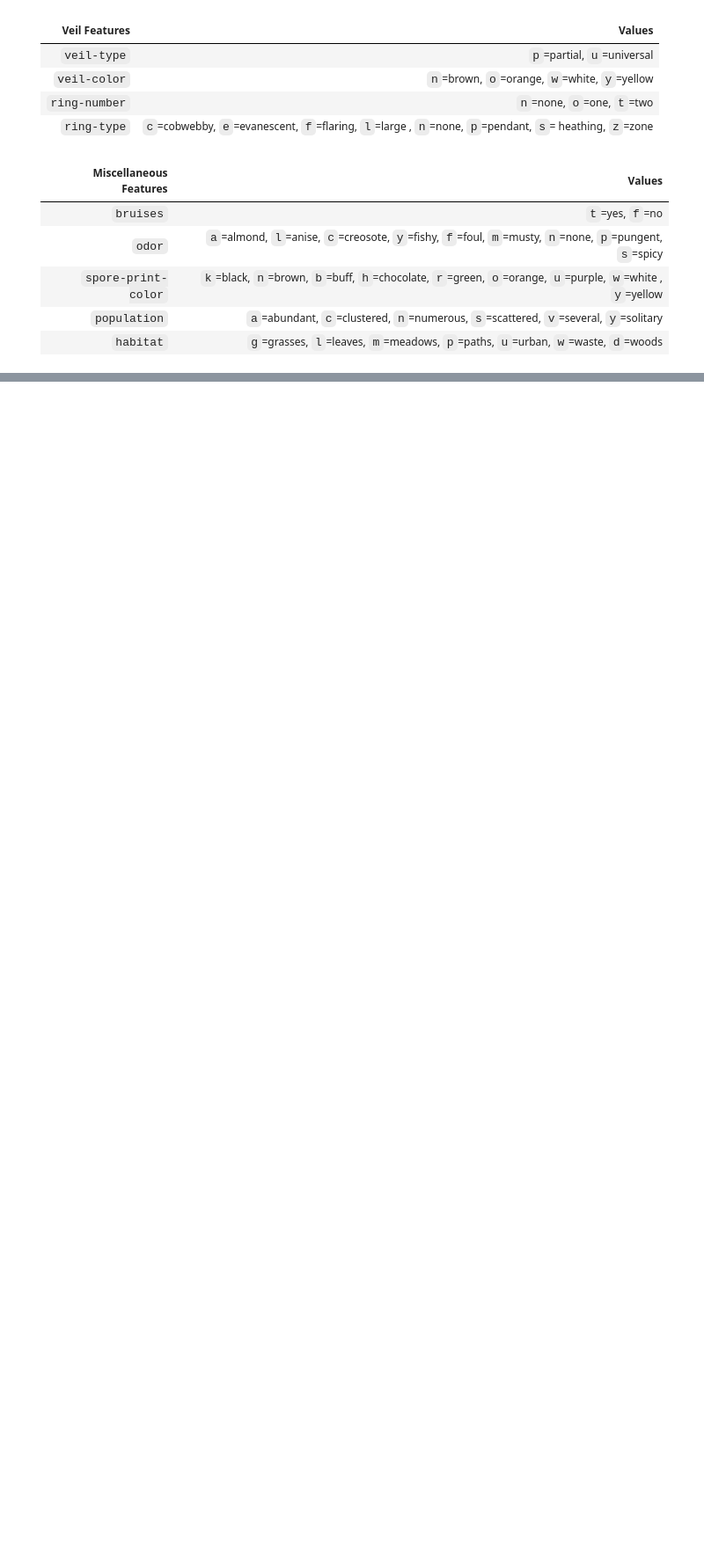
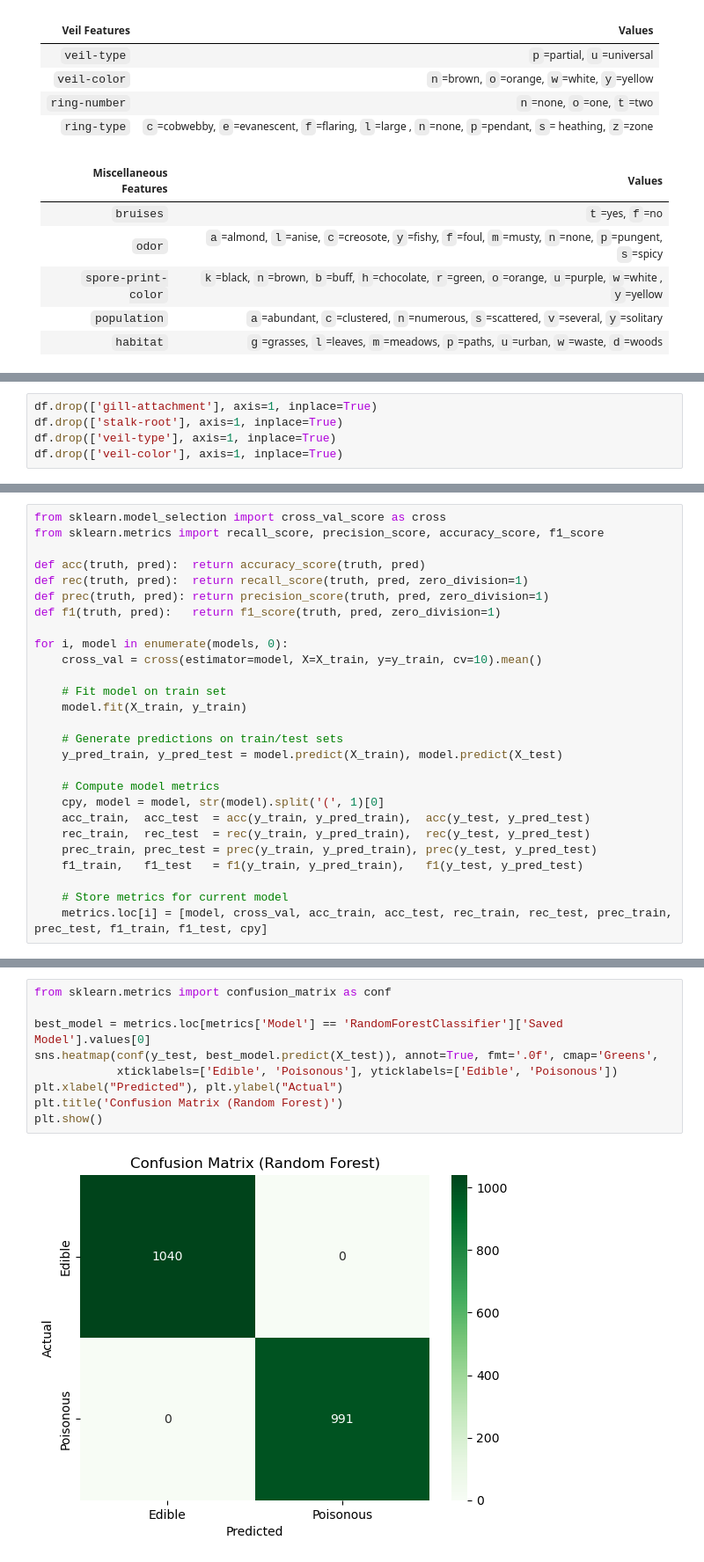
Before and after one commit to dharora/ECS171GroupProject, a Jupyter notebook: project.ipynb, the cells around one changed output, grey strips where cells are left out. Shown: that part at 88% size. Drawn from its saved outputs; the diff is of its cells as text; blank space fills up the shorter version.

Commit message:
Added code for evaluating models

```diff
--- a/project.ipynb
+++ b/project.ipynb
@@ -165 +172,6 @@ Total columns: 23
+# %%
+df.drop(['gill-attachment'], axis=1, inplace=True)
+df.drop(['stalk-root'], axis=1, inplace=True)
+df.drop(['veil-type'], axis=1, inplace=True)
+df.drop(['veil-color'], axis=1, inplace=True)
 # %% [markdown]
@@ -271,0 +226,27 @@ The other features are sufficiently varied and distributed in a way that will ef
+# %%
+from sklearn.model_selection import cross_val_score as cross
+from sklearn.metrics import recall_score, precision_score, accuracy_score, f1_score
+
+def acc(truth, pred):  return accuracy_score(truth, pred)
+def rec(truth, pred):  return recall_score(truth, pred, zero_division=1)
+def prec(truth, pred): return precision_score(truth, pred, zero_division=1)
+def f1(truth, pred):   return f1_score(truth, pred, zero_division=1)
+
+for i, model in enumerate(models, 0):
+    cross_val = cross(estimator=model, X=X_train, y=y_train, cv=10).mean()
+
+    # Fit model on train set
+    model.fit(X_train, y_train)
+
+    # Generate predictions on train/test sets
+    y_pred_train, y_pred_test = model.predict(X_train), model.predict(X_test)
+
+    # Compute model metrics
+    cpy, model = model, str(model).split('(', 1)[0]
+    acc_train,  acc_test  = acc(y_train, y_pred_train),  acc(y_test, y_pred_test)
+    rec_train,  rec_test  = rec(y_train, y_pred_train),  rec(y_test, y_pred_test)
+    prec_train, prec_test = prec(y_train, y_pred_train), prec(y_test, y_pred_test)
+    f1_train,   f1_test   = f1(y_train, y_pred_train),   f1(y_test, y_pred_test)
+
+    # Store metrics for current model
+    metrics.loc[i] = [model, cross_val, acc_train, acc_test, rec_train, rec_test, prec_train, prec_test, f1_train, f1_test, cpy]
@@ -271,0 +273,11 @@ The other features are sufficiently varied and distributed in a way that will ef
+# %%
+from sklearn.metrics import confusion_matrix as conf
+
+best_model = metrics.loc[metrics['Model'] == 'RandomForestClassifier']['Saved Model'].values[0]
+sns.heatmap(conf(y_test, best_model.predict(X_test)), annot=True, fmt='.0f', cmap='Greens',
+            xticklabels=['Edible', 'Poisonous'], yticklabels=['Edible', 'Poisonous'])
+plt.xlabel("Predicted"), plt.ylabel("Actual")
+plt.title('Confusion Matrix (Random Forest)')
+plt.show()
+# %% [output]
+[figure, added]
```
Also changed, not shown: parts of 36 cells of this notebook.
